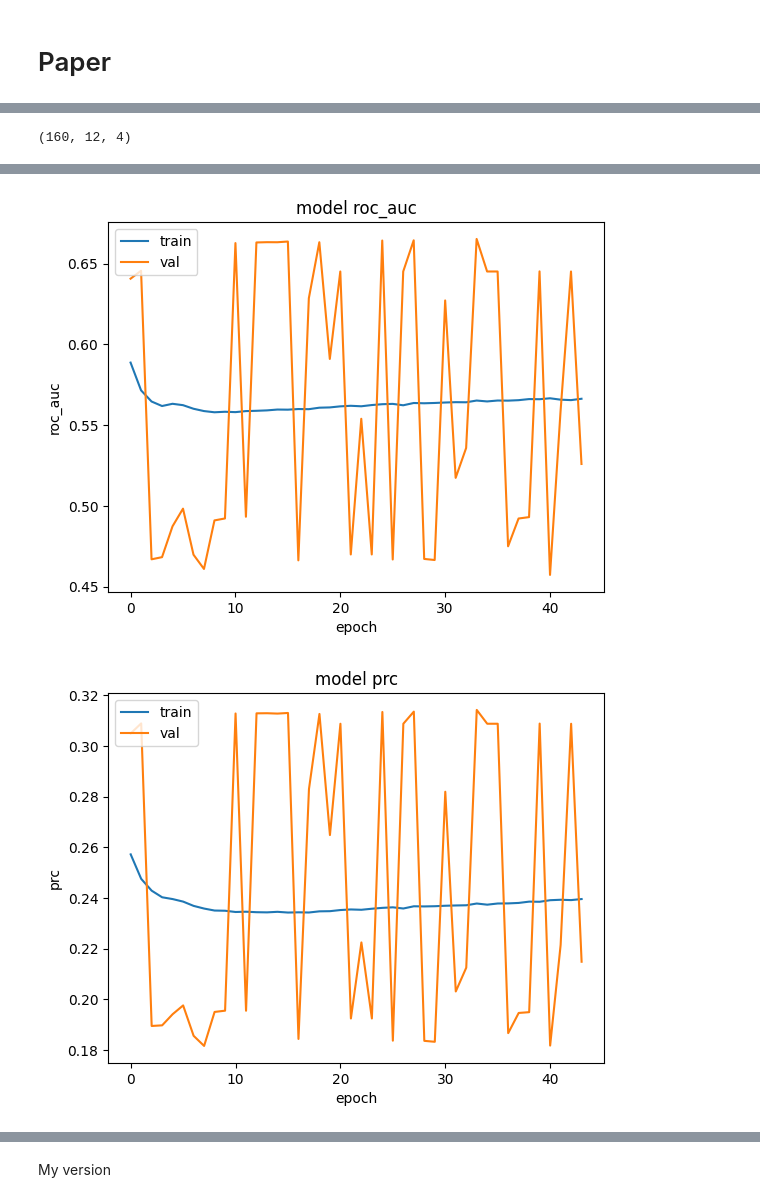
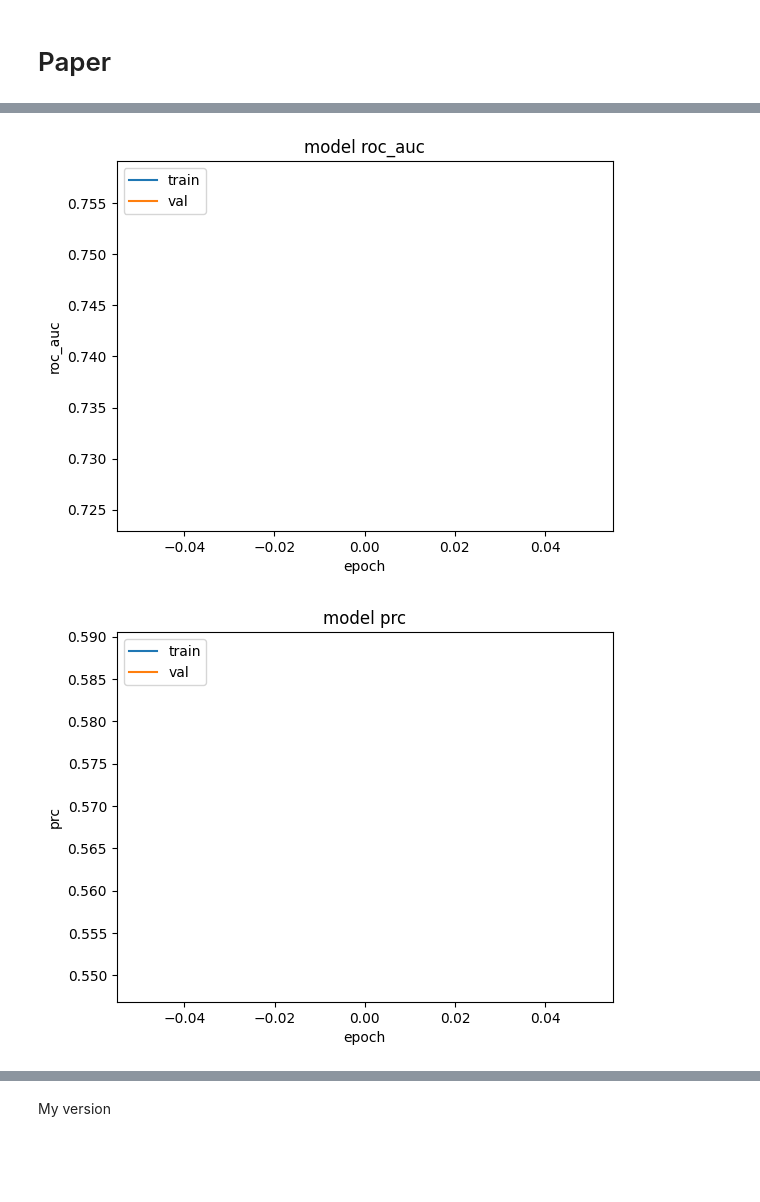
Before and after one commit to dzungdinhh/aaco, a Jupyter notebook: training.ipynb, the cells around one changed output, grey strips where cells are left out. Drawn from its saved outputs; the diff is of its cells as text; code cells hidden in the pictures; blank space fills up the shorter version.

```diff
--- a/training.ipynb
+++ b/training.ipynb
@@ -163,2 +135,0 @@ X_class = np.transpose(X_class, (0, 2, 1)).reshape(-1, train_x.shape[1] * train_
-# %%
-X_class = np.concatenate([X_class, location[:, None]], axis=1)
@@ -193,18 +161,3 @@ X_class_val.shape, Y_class_val.shape, B_val.shape
-# %%
-val_x.shape
-# %% [output]
-(160, 12, 4)
-# %%
-location_val = X_class_val[:,-1]
-X_class_val = X_class_val[:,:-1]
-# %%
-X_class_val = np.transpose(X_class_val.reshape(-1, val_x.shape[2], val_x.shape[1]), (0, 2, 1))
-mask_0_val = X_class_val == 0
-X_class_val[mask_0_val] = np.nan
-X_class_val = prepare_input(torch.Tensor([range(0,num_ts)] * X_class_val.shape[0]), torch.Tensor(X_class_val))[1].numpy()
-# %%
-X_class_val = np.transpose(X_class_val, (0, 2, 1)).reshape(-1, val_x.shape[1] * val_x.shape[2])
-X_class_val = np.concatenate([X_class_val, location_val[:, None]], axis=1)
 # %%
 import tensorflow as tf
 from tensorflow.keras import layers, models
@@ -235,12 +188,13 @@ model = create_mlp()
 model.compile(
     optimizer='adam',
     loss='categorical_crossentropy',
-    metrics=['accuracy', AUC(name='roc_auc'), AUC(name='prc', curve='PR')]
+    metrics=['accuracy', AUC(name='roc_auc', multi_label=True, num_labels=3), AUC(name='prc', curve='PR', multi_label=True, num_labels=3)]
+    # metrics=['accuracy', AUC(name='roc_auc'), AUC(name='prc', curve='PR')]
 )
 
-def train_model(model, X_train, y_train, X_val, y_val, epochs=100, batch_size=32):
+def train_model(model, X_train, y_train, X_val, y_val, epochs=1, batch_size=32):
     checkpoint = ModelCheckpoint(
-        '/work/users/d/d/ddinh/aaco/models/mlp_interpolation.keras',
+        '/work/users/d/d/ddinh/aaco/models/mlp_imputation.keras',
         monitor='val_roc_auc',
         mode='max',
         save_best_only=True,
@@ -321,2 +262,2 @@ Loss: 108834.90625, Accuracy: 0.3729078471660614, ROC AUC: 0.5258945226669312, P
-[figure, old version]
+[figure, new version]
-[figure, old version]
+[figure, new version]
```
Also changed, not shown: parts of 16 cells of this notebook, 41 other files.
